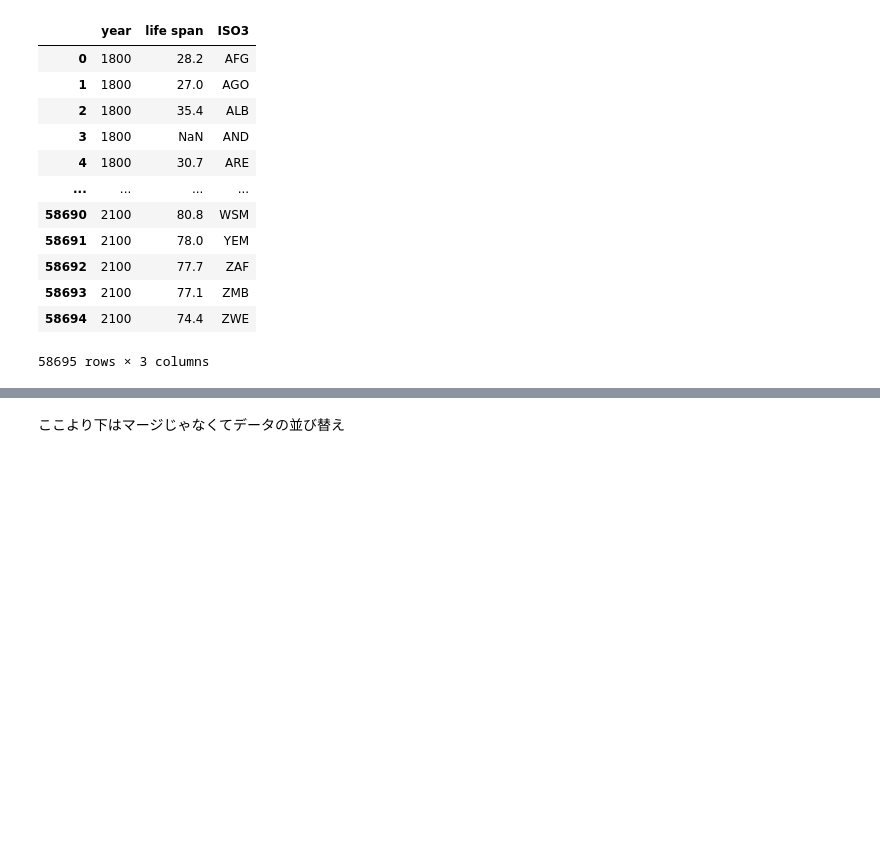
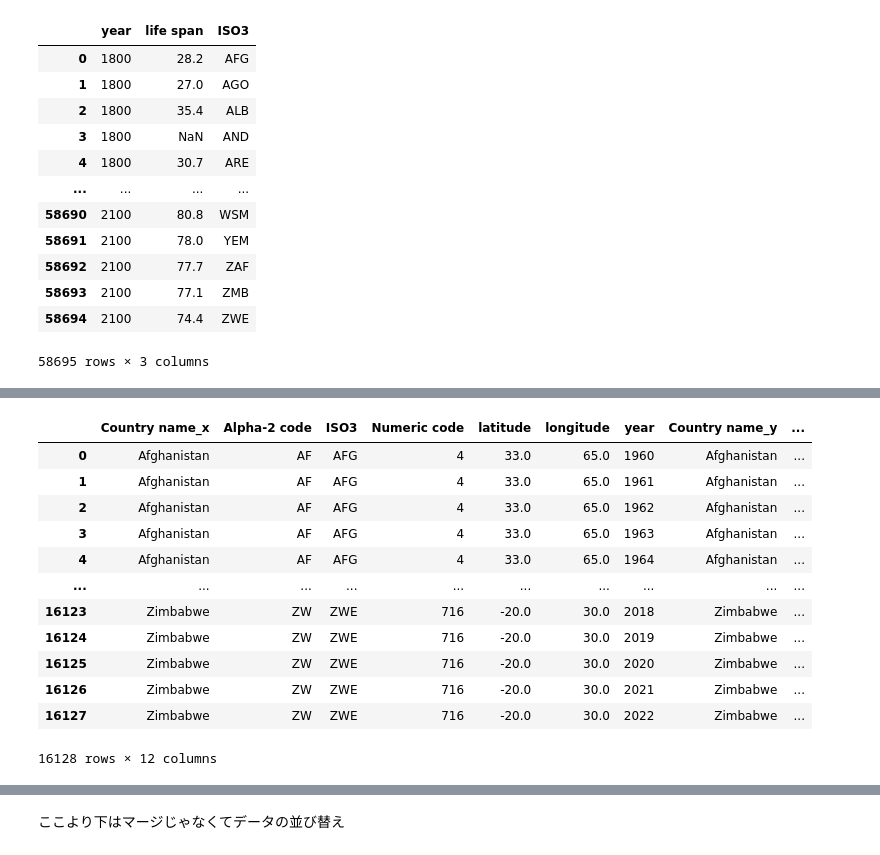
Before and after one commit to NaokiSasaya/gis, a Jupyter notebook: week13/marge.ipynb, the cells around one changed output, grey strips where cells are left out. Cells and saved outputs as stored; diff of their text form; code cells hidden in the pictures; blank space fills up the shorter version.

```diff
--- a/week13/marge.ipynb
+++ b/week13/marge.ipynb
@@ -65,0 +98,3 @@ data.to_csv(output_file, index=False)
+# %%
+newgdp=pd.read_csv('newgdp.csv')
+newgdp
@@ -263,0 +287,3 @@ data.to_csv(output_file, index=False)
+# %%
+newlife=pd.read_csv('newlife.csv')
+newlife
@@ -272,6 +328,23 @@ continent
+# %%
+master=master.merge(continent,on=['ISO3'],how='left')
 # %%
-master = master.merge(life2,on=['ISO3','year'],how='left')
-#master=master.merge(continent,on=['ISO3','year'],how='left')
-#master=master.merge(mental,on=['ISO3','year'],how='left')
-master=master.merge(pop2,on=['ISO3','year'],how='left')
-master=master.merge(gdp2,on=['ISO3','year'],how='left')
+master = master.merge(newlife,on=['year','ISO3'],how='left')
+#master=master.merge(mental,on=['ISO3','ISO3'],how='left')
+master=master.merge(newpop,on=['year','ISO3'],how='left')
+master=master.merge(newgdp,on=['year','ISO3'],how='left')
+# %%
+master
+# %% [output]
+|  | Country name_x | Alpha-2 code | ISO3 | Numeric code | latitude | longitude | year | Country name_y | ... |
+| 0 | Afghanistan | AF | AFG | 4 | 33.0 | 65.0 | 1960 | Afghanistan | ... |
+| 1 | Afghanistan | AF | AFG | 4 | 33.0 | 65.0 | 1961 | Afghanistan | ... |
+| 2 | Afghanistan | AF | AFG | 4 | 33.0 | 65.0 | 1962 | Afghanistan | ... |
+| 3 | Afghanistan | AF | AFG | 4 | 33.0 | 65.0 | 1963 | Afghanistan | ... |
+| 4 | Afghanistan | AF | AFG | 4 | 33.0 | 65.0 | 1964 | Afghanistan | ... |
+| ... | ... | ... | ... | ... | ... | ... | ... | ... | ... |
+| 16123 | Zimbabwe | ZW | ZWE | 716 | -20.0 | 30.0 | 2018 | Zimbabwe | ... |
+| 16124 | Zimbabwe | ZW | ZWE | 716 | -20.0 | 30.0 | 2019 | Zimbabwe | ... |
+| 16125 | Zimbabwe | ZW | ZWE | 716 | -20.0 | 30.0 | 2020 | Zimbabwe | ... |
+| 16126 | Zimbabwe | ZW | ZWE | 716 | -20.0 | 30.0 | 2021 | Zimbabwe | ... |
+| 16127 | Zimbabwe | ZW | ZWE | 716 | -20.0 | 30.0 | 2022 | Zimbabwe | ... |
+16128 rows × 12 columns
```
Also changed, not shown: parts of 19 cells of this notebook, 8 other files.
